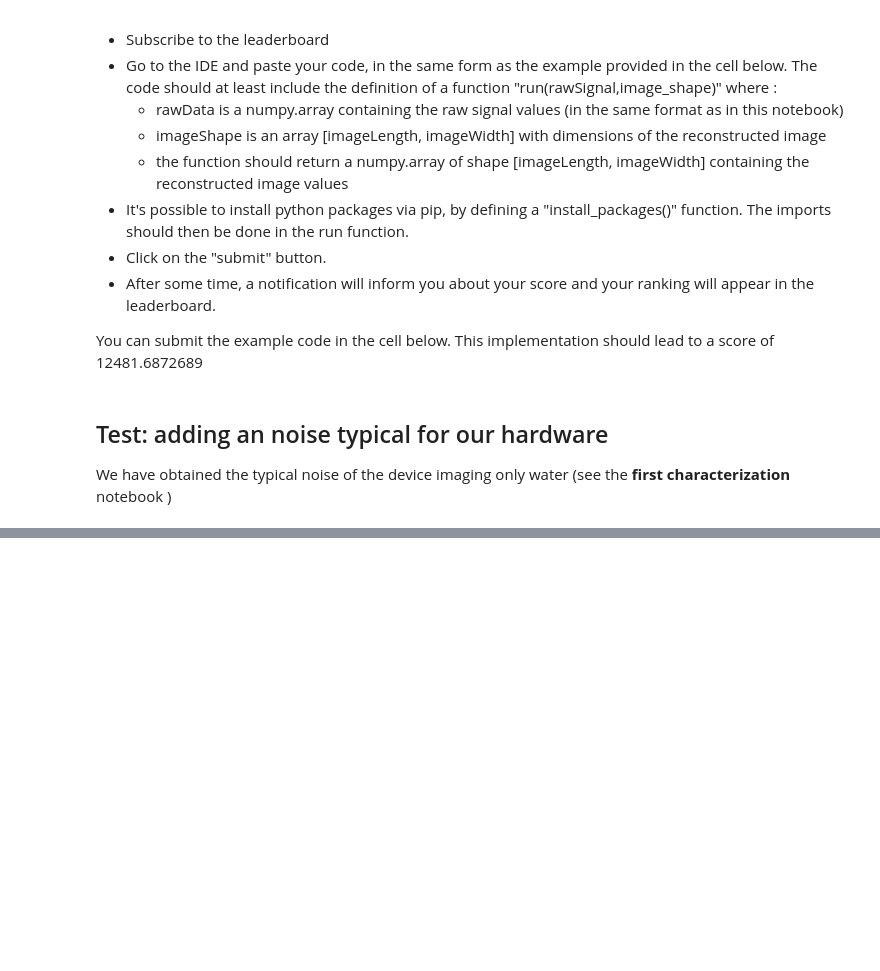
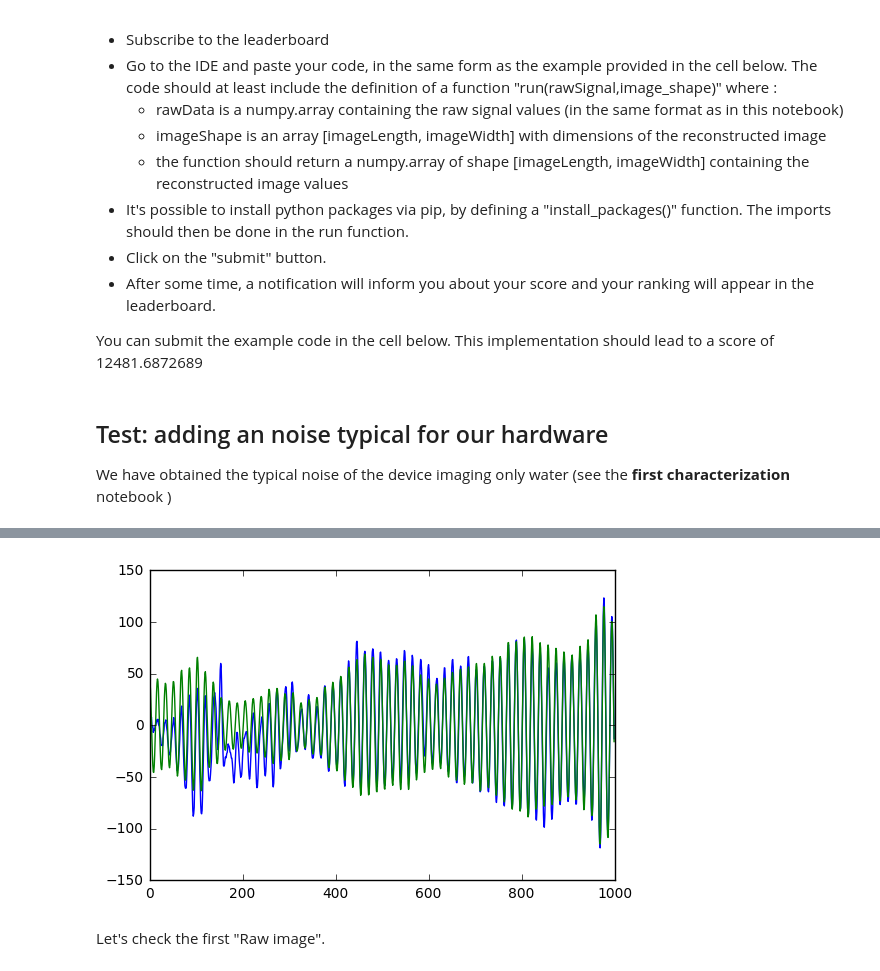
Before and after one commit to echopen/PRJ-medtec_sigproc, a Jupyter notebook: SigProc_101/SigProc-101-pimped.ipynb, the cells around one changed output, grey strips where cells are left out. Drawn from its saved outputs; the diff is of its cells as text; code cells hidden in the pictures; blank space fills up the shorter version.

```diff
--- a/SigProc_101/SigProc-101-pimped.ipynb
+++ b/SigProc_101/SigProc-101-pimped.ipynb
@@ -308,0 +341,19 @@ plt.show()
+# %%
+FactorNoiseSignal = 0.33
+# In blue the recontructed signal
+TotalSignal = (np.fft.ifft(lineFFT+FactorNoiseSignal*NoisedSignal))
+
+for i in range(100):
+    TotalSignal[i]= i*TotalSignal[i]/(100.0)
+
+plt.plot(TotalSignal[0:1000],"b")
+# In green, we have the original signal
+OriginalSignal = np.real(np.fft.ifft(lineFFT))
+plt.plot(OriginalSignal[0:1000],"g")
+#plt.plot(line[1000:8000],"r")
+
+plt.show()
+# %% [output]
+[figure, added]
+# %% [markdown]
+Let's check the first "Raw image".
```
Also changed, not shown: parts of 10 cells of this notebook, 1 other file.
